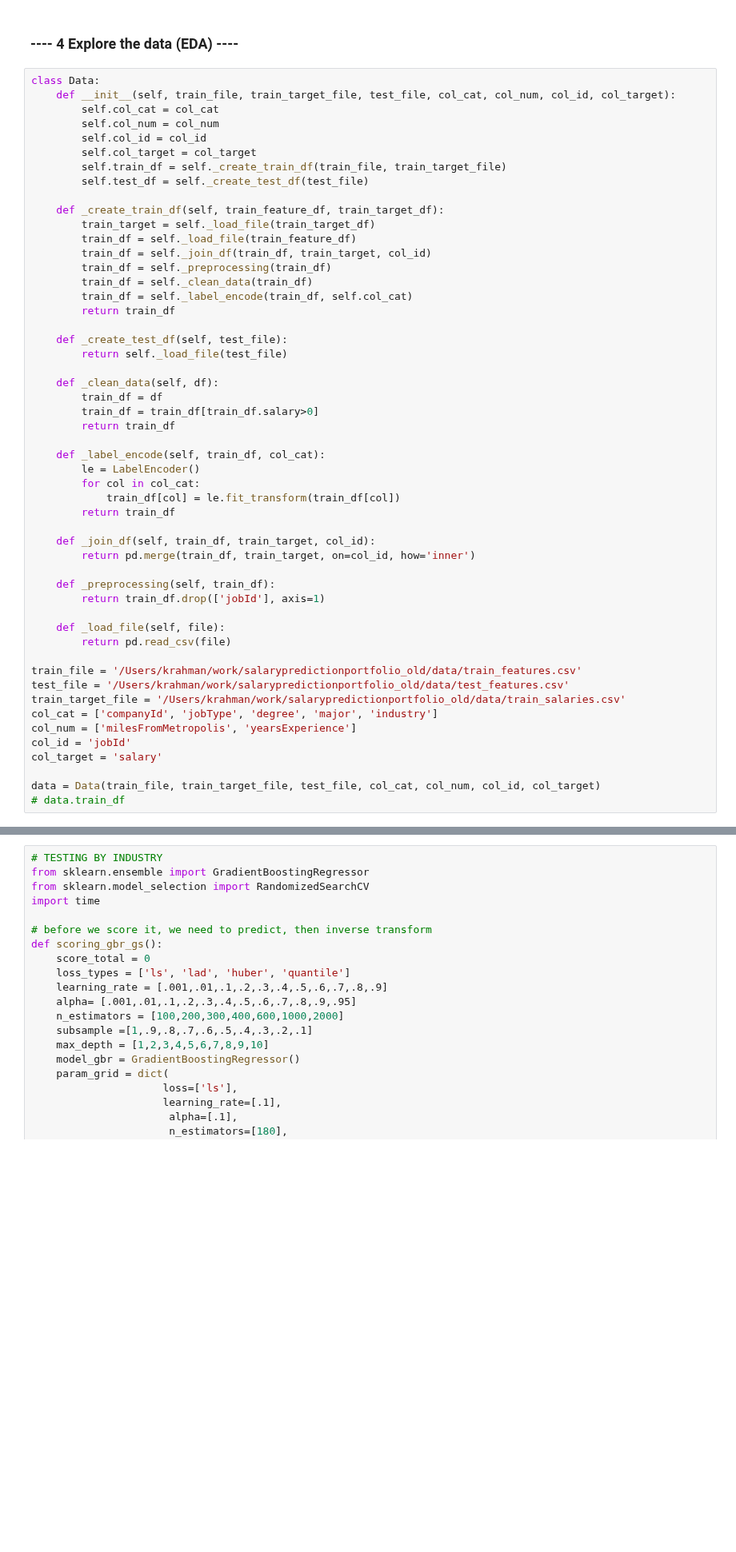
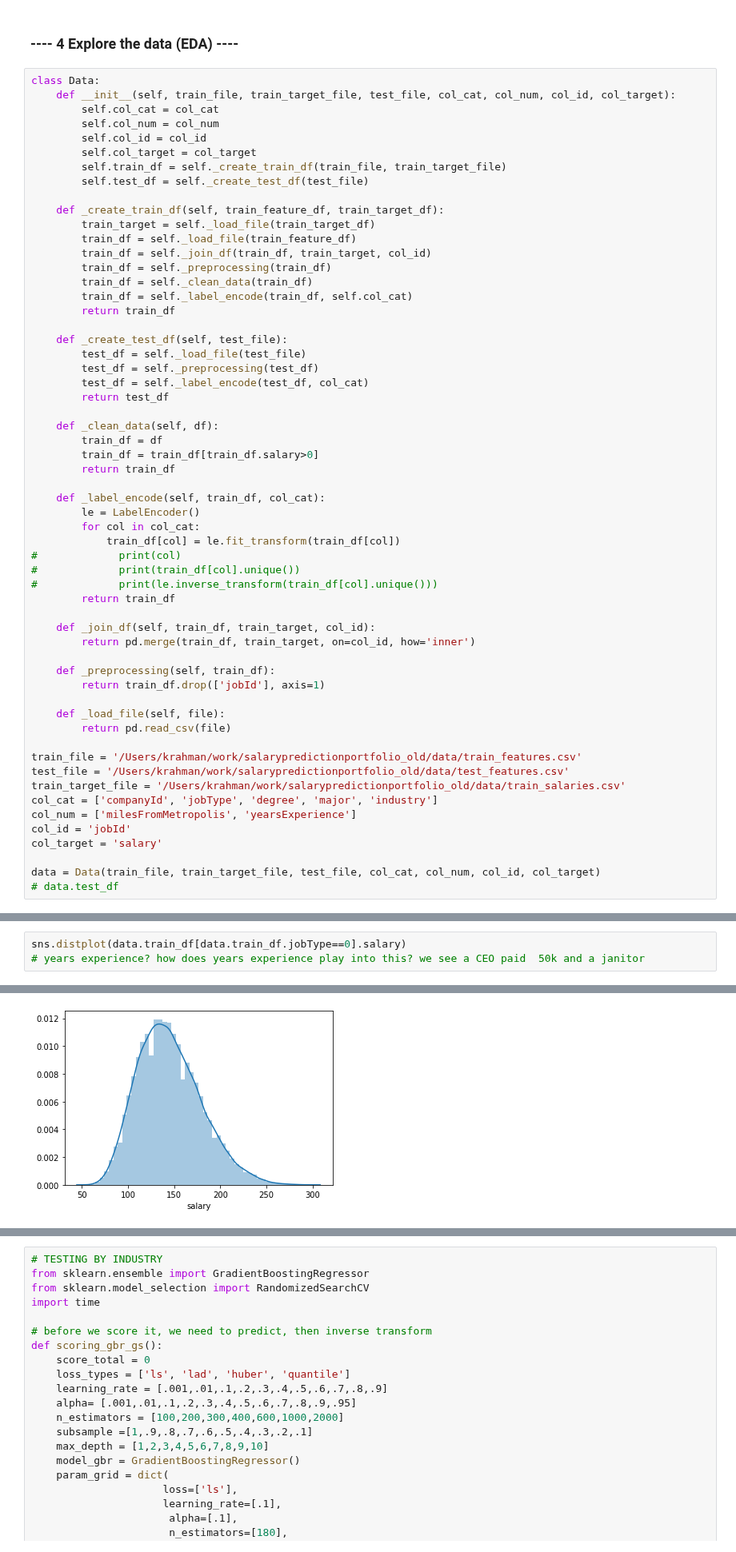
Before and after one commit to kirahman2/salarypredictionportfolio, a Jupyter notebook: Salary Prediction Notebook.ipynb, the cells around one changed output, grey strips where cells are left out. Shown at 80% size. Saved outputs shown, nothing was run; the diff lists cells and outputs as text; blank space fills up the shorter version.

```diff
--- a/Salary Prediction Notebook.ipynb
+++ b/Salary Prediction Notebook.ipynb
@@ -58,7 +58,10 @@ class Data:
         return train_df
 
     def _create_test_df(self, test_file):
-        return self._load_file(test_file)
+        test_df = self._load_file(test_file)
+        test_df = self._preprocessing(test_df)
+        test_df = self._label_encode(test_df, col_cat)
+        return test_df
 
     def _clean_data(self, df):
         train_df = df
@@ -69,6 +72,9 @@ class Data:
         le = LabelEncoder()
         for col in col_cat:
             train_df[col] = le.fit_transform(train_df[col])
+#             print(col)
+#             print(train_df[col].unique())
+#             print(le.inverse_transform(train_df[col].unique()))
         return train_df
 
     def _join_df(self, train_df, train_target, col_id):
@@ -89,4 +95,4 @@ col_id = 'jobId'
 col_target = 'salary'
 
 data = Data(train_file, train_target_file, test_file, col_cat, col_num, col_id, col_target)
-# data.train_df
+# data.test_df
@@ -105,0 +140,4 @@ print('\n', model, 'Hey', temp_num)
+# %%
+sns.distplot(data.train_df[data.train_df.jobType==0].salary)
+# years experience? how does years experience play into this? we see a CEO paid  50k and a janitor
+# %% [output]
@@ -105,0 +145 @@ print('\n', model, 'Hey', temp_num)
+[figure, added]
```
Also changed, not shown: parts of 22 cells of this notebook.
